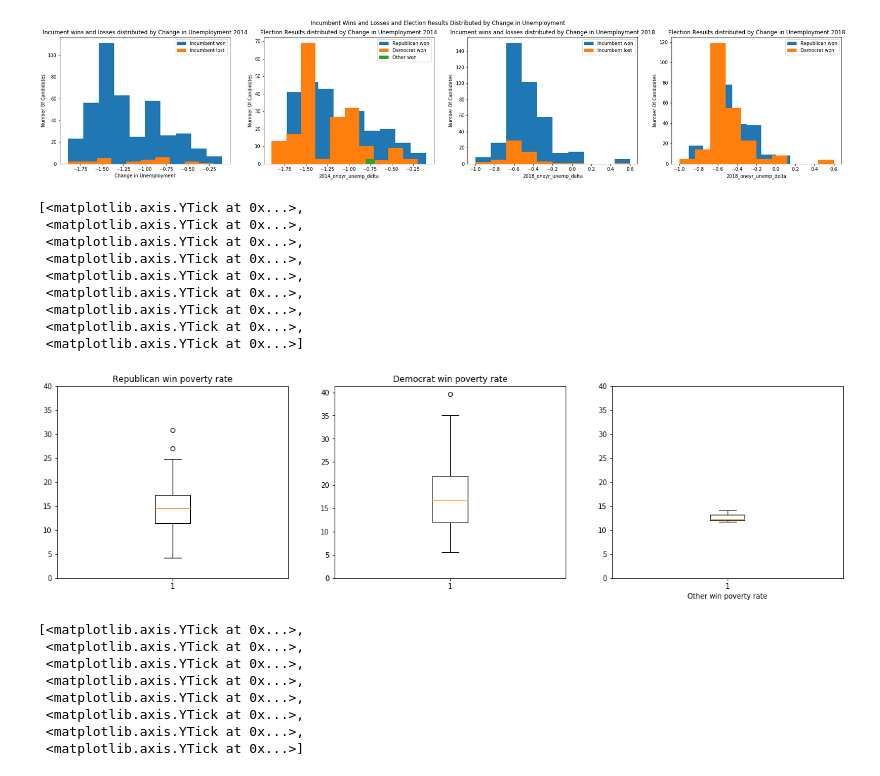
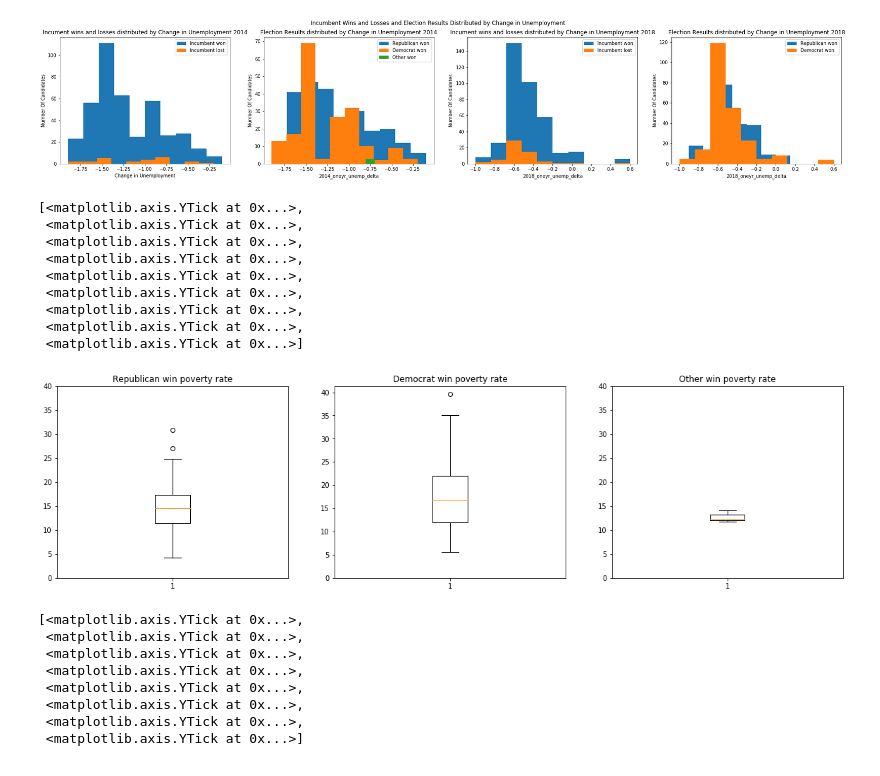
Before and after one commit to Abelay02/CS109a-Final-Project, a Jupyter notebook: Final Project Consolidated Code.ipynb, the cells around one changed output. Drawn from its saved outputs; the diff is of its cells as text; code cells hidden in the pictures.

```diff
--- a/Final Project Consolidated Code.ipynb
+++ b/Final Project Consolidated Code.ipynb
@@ -898,26 +898,26 @@ ax[3].legend()
 # %%
 # Boxplot of party poverty rates
 fig, ax = plt.subplots(1,3, figsize=(20, 5))
 ax[0].boxplot(republican['poverty14'])
 ax[0].set_title('Republican win poverty rate')
 ax[1].boxplot(democrat['poverty14'])
 ax[1].set_title('Democrat win poverty rate')
 ax[2].boxplot(other['poverty14'])
-ax[2].set_xlabel('Other win poverty rate')
+ax[2].set_title('Other win poverty rate')
 ax[0].set_yticks(np.arange(0, 45, step=5))
 ax[1].set_yticks(np.arange(0, 45, step=5))
 ax[2].set_yticks(np.arange(0, 45, step=5))
 # %% [output]
 [<matplotlib.axis.YTick at 0x...>,
  <matplotlib.axis.YTick at 0x...>,
  <matplotlib.axis.YTick at 0x...>,
  <matplotlib.axis.YTick at 0x...>,
  <matplotlib.axis.YTick at 0x...>,
  <matplotlib.axis.YTick at 0x...>,
  <matplotlib.axis.YTick at 0x...>,
  <matplotlib.axis.YTick at 0x...>,
  <matplotlib.axis.YTick at 0x...>]
-[figure, old version]
+[figure, new version]
 # %%
 # Plot party bachelor degree rates
 fig, ax = plt.subplots(1,3, figsize=(20, 5))
```
Also changed, not shown: parts of 3 cells of this notebook.
